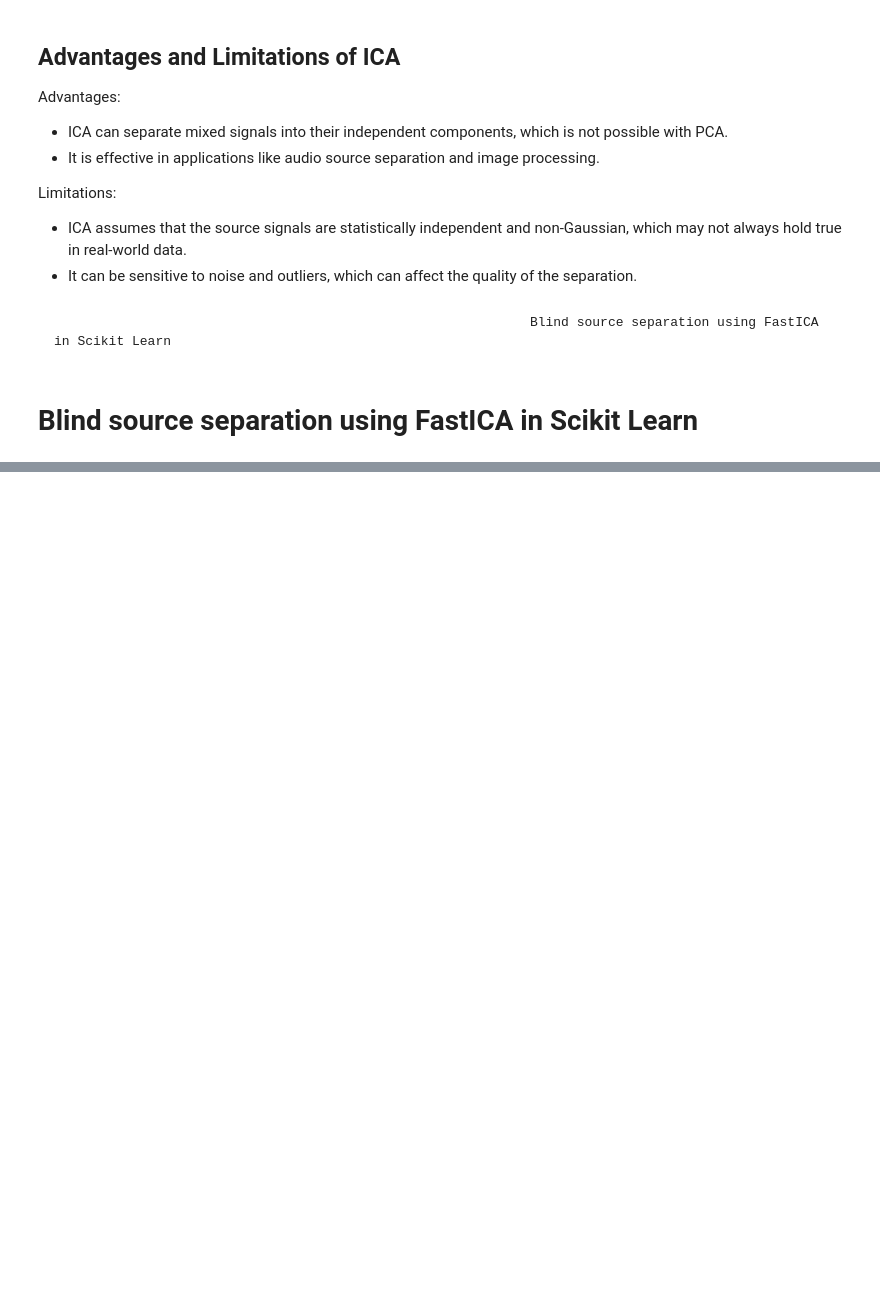
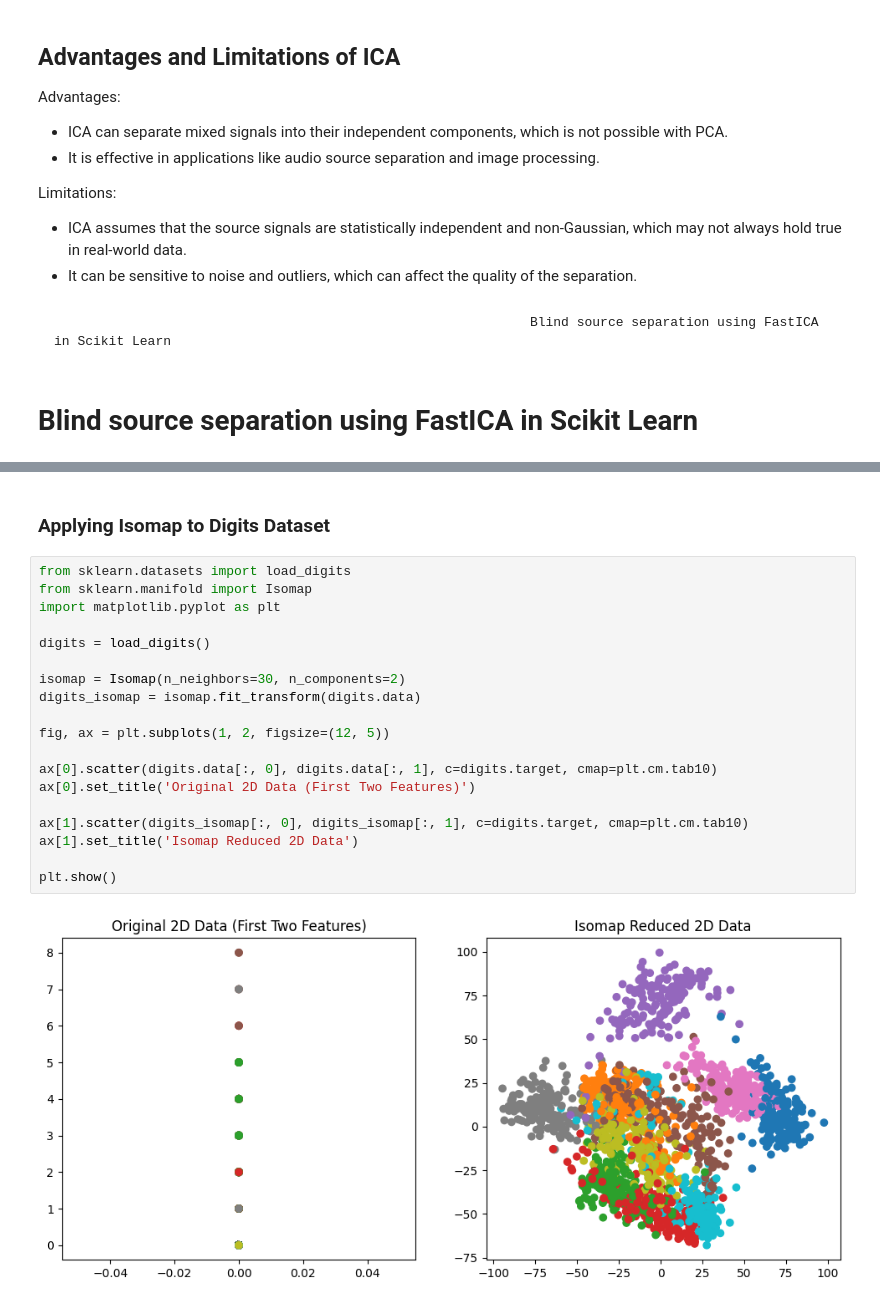
Before and after one commit to itsluckysharma01/Applied-Python-for-AI-ML-DL, a Jupyter notebook: I02_Independent_Component_Analysis-ML.ipynb, the cells around one changed output, grey strips where cells are left out. Cells and saved outputs as stored; diff of their text form; blank space fills up the shorter version.

```diff
--- a/I02_Independent_Component_Analysis-ML.ipynb
+++ b/I02_Independent_Component_Analysis-ML.ipynb
@@ -127,0 +284,23 @@ Limitations:
+# %% [markdown]
+###  Applying Isomap to Digits Dataset
+# %%
+from sklearn.datasets import load_digits
+from sklearn.manifold import Isomap
+import matplotlib.pyplot as plt
+
+digits = load_digits()
+
+isomap = Isomap(n_neighbors=30, n_components=2)
+digits_isomap = isomap.fit_transform(digits.data)
+
+fig, ax = plt.subplots(1, 2, figsize=(12, 5))
+
+ax[0].scatter(digits.data[:, 0], digits.data[:, 1], c=digits.target, cmap=plt.cm.tab10)
+ax[0].set_title('Original 2D Data (First Two Features)')
+
+ax[1].scatter(digits_isomap[:, 0], digits_isomap[:, 1], c=digits.target, cmap=plt.cm.tab10)
+ax[1].set_title('Isomap Reduced 2D Data')
+
+plt.show()
+# %% [output]
+[figure, added]
```
Also changed, not shown: parts of 11 cells of this notebook.
